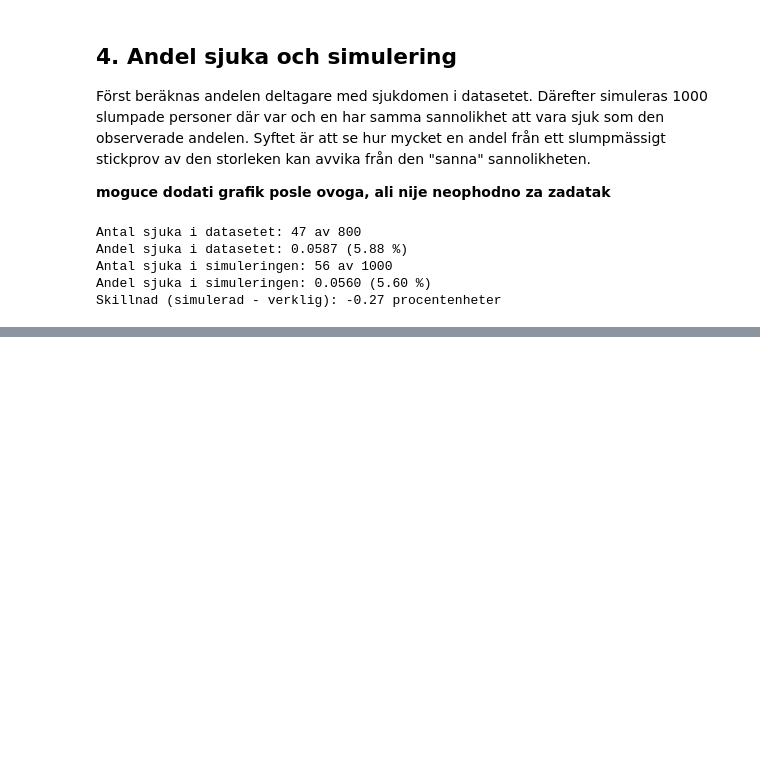
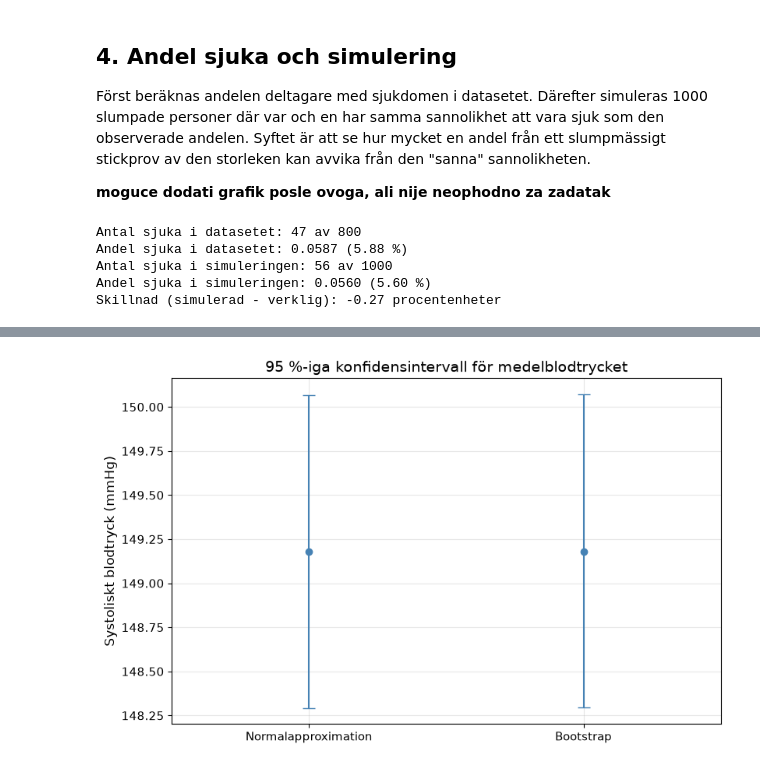
Before and after one commit to natasa-s/halsostudie, a Jupyter notebook: report.ipynb, the cells around one changed output, grey strips where cells are left out. Cells and saved outputs as stored; diff of their text form; code cells hidden in the pictures; blank space fills up the shorter version.

```diff
--- a/report.ipynb
+++ b/report.ipynb
@@ -268,0 +347,20 @@ Skillnad (simulerad - verklig): -0.27 procentenheter
+# %%
+labels = ["Normalapproximation", "Bootstrap"]
+intervals = [ci_normal, ci_bootstrap]
+
+lower_errors = [bp_mean - lo for lo, hi in intervals]
+upper_errors = [hi - bp_mean for lo, hi in intervals]
+
+fig, ax = plt.subplots()
+ax.errorbar([0, 1], [bp_mean, bp_mean], yerr=[lower_errors, upper_errors],
+            fmt="o", capsize=6)
+
+ax.set_xticks([0, 1])
+ax.set_xticklabels(labels)
+ax.set_xlim(-0.5, 1.5)
+
+ax.set_title("95 %-iga konfidensintervall för medelblodtrycket")
+ax.set_ylabel("Systoliskt blodtryck (mmHg)")
+plt.show()
+# %% [output]
+[figure, added]
```
Also changed, not shown: parts of 8 cells of this notebook.
